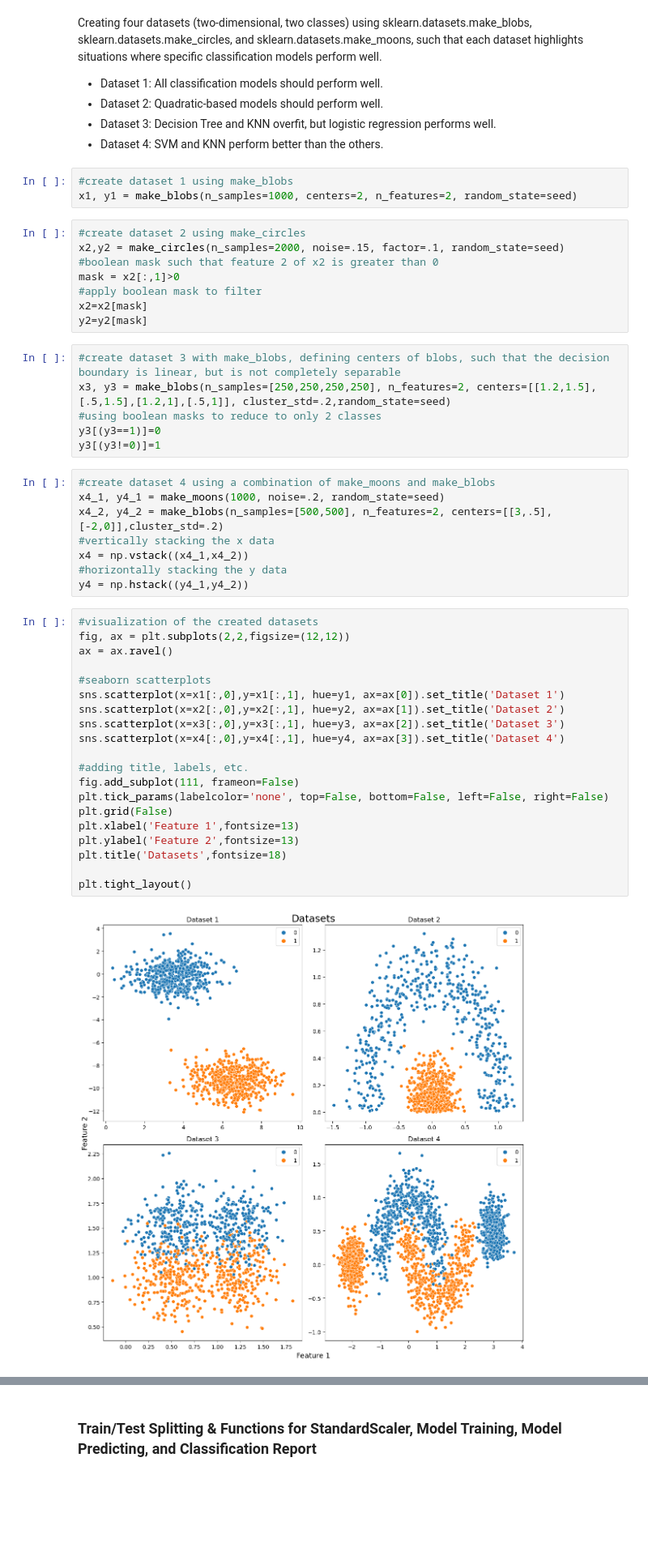
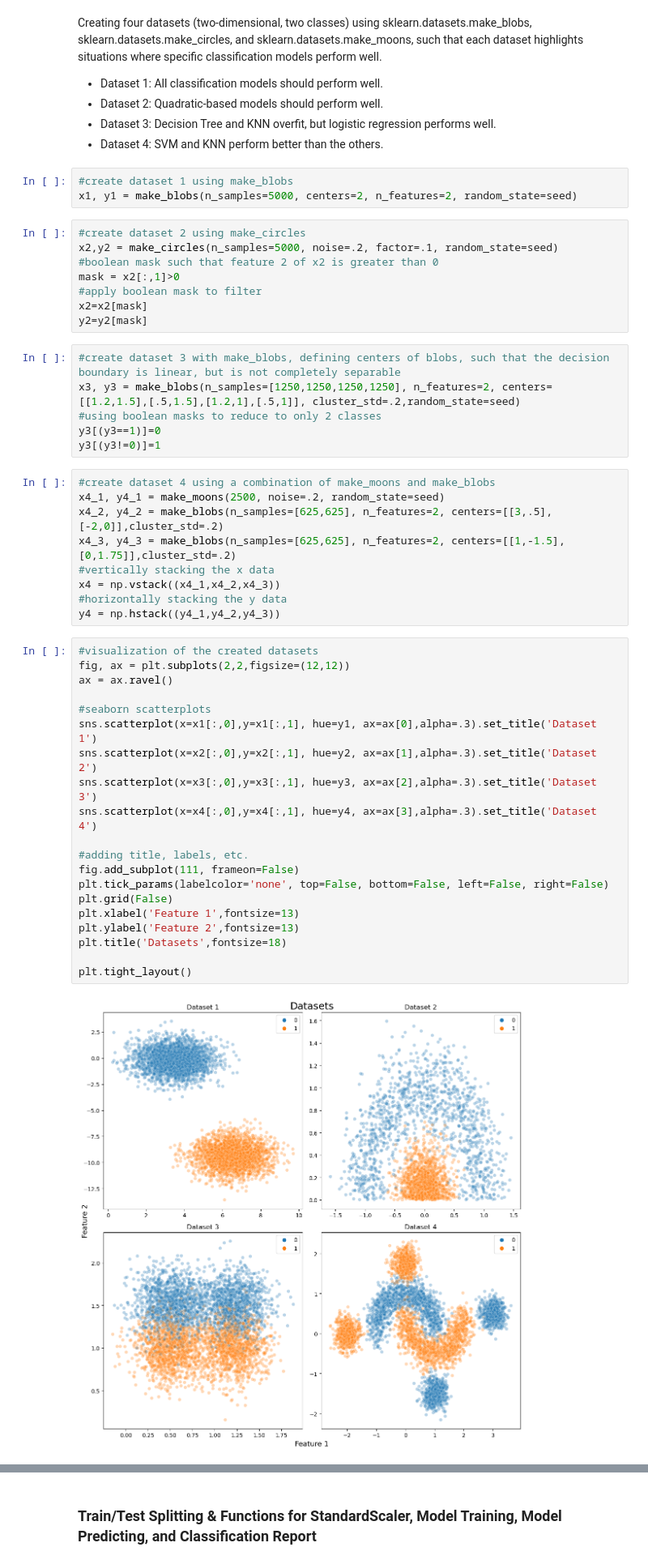
Before and after one commit to lau-allen/classifier-models-comparison, a Jupyter notebook: hw3p3.ipynb, the cells around one changed output, grey strips where cells are left out. Shown at 81% size. Cells and saved outputs as stored; diff of their text form; blank space fills up the shorter version.

Commit message:
adjustments to datasets. markdown explainations for classification reports

```diff
--- a/hw3p3.ipynb
+++ b/hw3p3.ipynb
@@ -114,10 +114,10 @@ Creating four datasets (two-dimensional, two classes) using sklearn.datasets.mak
 * Dataset 4: SVM and KNN perform better than the others.
 # %%
 #create dataset 1 using make_blobs
-x1, y1 = make_blobs(n_samples=1000, centers=2, n_features=2, random_state=seed)
+x1, y1 = make_blobs(n_samples=5000, centers=2, n_features=2, random_state=seed)
 # %%
 #create dataset 2 using make_circles
-x2,y2 = make_circles(n_samples=2000, noise=.15, factor=.1, random_state=seed)
+x2,y2 = make_circles(n_samples=5000, noise=.2, factor=.1, random_state=seed)
 #boolean mask such that feature 2 of x2 is greater than 0
 mask = x2[:,1]>0
 #apply boolean mask to filter
@@ -125,40 +125,41 @@ x2=x2[mask]
 y2=y2[mask]
 # %%
 #create dataset 3 with make_blobs, defining centers of blobs, such that the decision boundary is linear, but is not completely separable
-x3, y3 = make_blobs(n_samples=[250,250,250,250], n_features=2, centers=[[1.2,1.5],[.5,1.5],[1.2,1],[.5,1]], cluster_std=.2,random_state=seed)
+x3, y3 = make_blobs(n_samples=[1250,1250,1250,1250], n_features=2, centers=[[1.2,1.5],[.5,1.5],[1.2,1],[.5,1]], cluster_std=.2,random_state=seed)
 #using boolean masks to reduce to only 2 classes
 y3[(y3==1)]=0
 y3[(y3!=0)]=1
 # %%
 #create dataset 4 using a combination of make_moons and make_blobs
-x4_1, y4_1 = make_moons(1000, noise=.2, random_state=seed)
-x4_2, y4_2 = make_blobs(n_samples=[500,500], n_features=2, centers=[[3,.5],[-2,0]],cluster_std=.2)
+x4_1, y4_1 = make_moons(2500, noise=.2, random_state=seed)
+x4_2, y4_2 = make_blobs(n_samples=[625,625], n_features=2, centers=[[3,.5],[-2,0]],cluster_std=.2)
+x4_3, y4_3 = make_blobs(n_samples=[625,625], n_features=2, centers=[[1,-1.5],[0,1.75]],cluster_std=.2)
 #vertically stacking the x data
-x4 = np.vstack((x4_1,x4_2))
+x4 = np.vstack((x4_1,x4_2,x4_3))
 #horizontally stacking the y data
-y4 = np.hstack((y4_1,y4_2))
+y4 = np.hstack((y4_1,y4_2,y4_3))
 # %%
 #visualization of the created datasets
 fig, ax = plt.subplots(2,2,figsize=(12,12))
 ax = ax.ravel()
 
 #seaborn scatterplots
-sns.scatterplot(x=x1[:,0],y=x1[:,1], hue=y1, ax=ax[0]).set_title('Dataset 1')
-sns.scatterplot(x=x2[:,0],y=x2[:,1], hue=y2, ax=ax[1]).set_title('Dataset 2')
-sns.scatterplot(x=x3[:,0],y=x3[:,1], hue=y3, ax=ax[2]).set_title('Dataset 3')
-sns.scatterplot(x=x4[:,0],y=x4[:,1], hue=y4, ax=ax[3]).set_title('Dataset 4')
+sns.scatterplot(x=x1[:,0],y=x1[:,1], hue=y1, ax=ax[0],alpha=.3).set_title('Dataset 1')
+sns.scatterplot(x=x2[:,0],y=x2[:,1], hue=y2, ax=ax[1],alpha=.3).set_title('Dataset 2')
+sns.scatterplot(x=x3[:,0],y=x3[:,1], hue=y3, ax=ax[2],alpha=.3).set_title('Dataset 3')
+sns.scatterplot(x=x4[:,0],y=x4[:,1], hue=y4, ax=ax[3],alpha=.3).set_title('Dataset 4')
 
 #adding title, labels, etc.
 fig.add_subplot(111, frameon=False)
 plt.tick_params(labelcolor='none', top=False, bottom=False, left=False, right=False)
 plt.grid(False)
 plt.xlabel('Feature 1',fontsize=13)
 plt.ylabel('Feature 2',fontsize=13)
 plt.title('Datasets',fontsize=18)
 
 plt.tight_layout()
 # %% [output]
-[figure, old version]
+[figure, new version]
 # %% [markdown]
 Dataset 1 contains two well separated blobs. It is expected that all models should perform well at classification, due to the decision boundary being easily found, whether it is linear, quadratic, etc.
 
```
Also changed, not shown: parts of 12 cells of this notebook.
